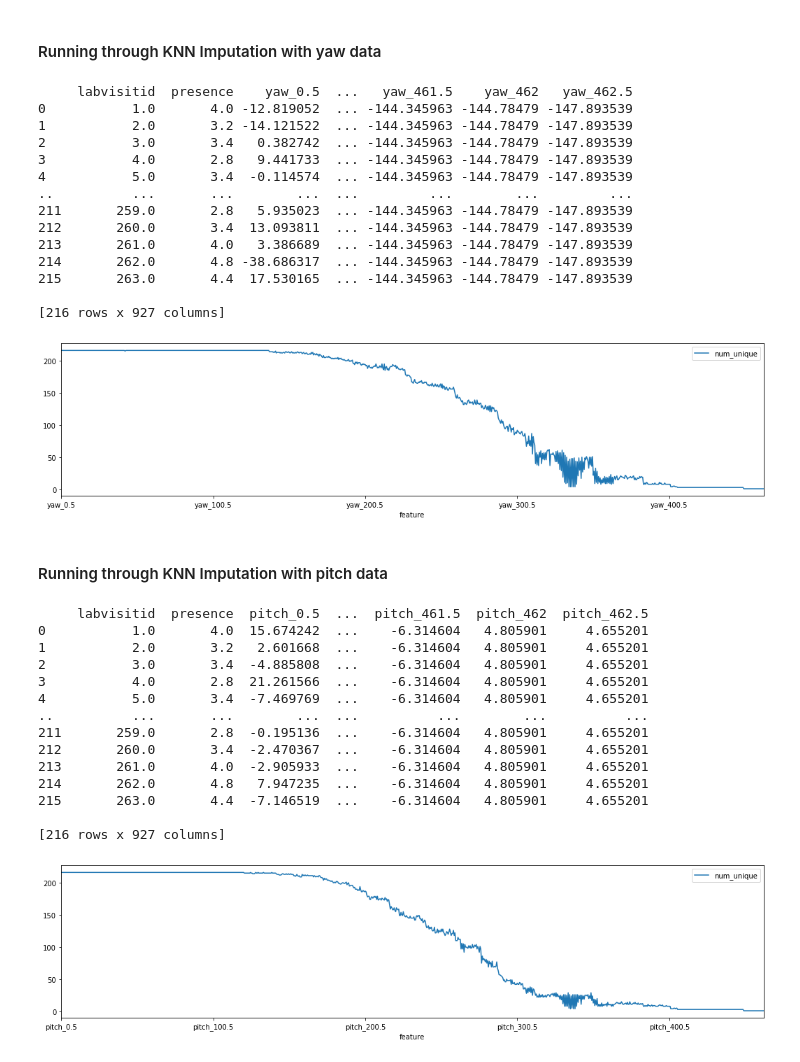
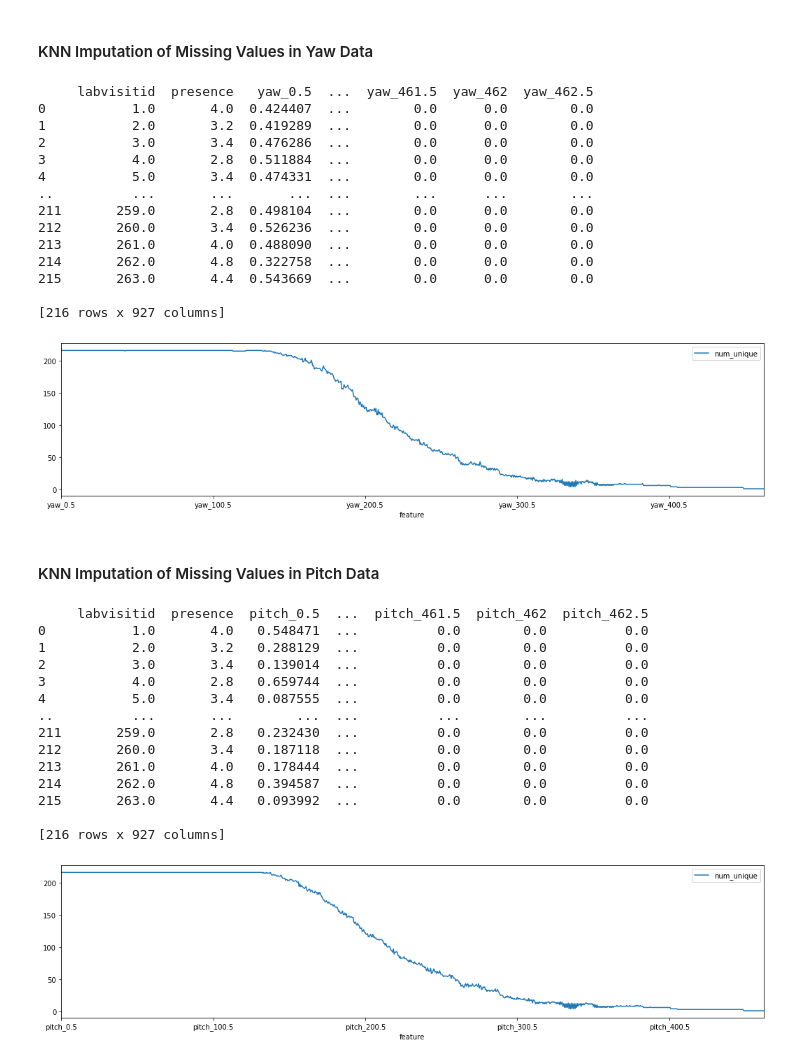
Before and after one commit to adolwick/BIOF509-Project, a Jupyter notebook: KNN_imputation.ipynb, the cells around one changed output. Saved outputs shown, nothing was run; the diff lists cells and outputs as text; code cells hidden in the pictures.

```diff
--- a/KNN_imputation.ipynb
+++ b/KNN_imputation.ipynb
@@ -11,15 +13,20 @@ class KNN_impute:
     def __init__(self, datafile, IDs = []):
         self.data = pd.read_csv(datafile)
         self.IDs = IDs
+        self.IDdf = self.data.filter(IDs)
+        self.nonIDdf = pd.DataFrame(self.data.drop(self.IDs, axis=1))
 
-    def scale (self, scaler):
+    def scale (self, scaler, csvname):
         self.scaler = scaler
-        self.scaler.fit_transform(self.data.drop(self.IDs, axis=1))
+        self.scaled_data = pd.DataFrame(self.scaler.fit_transform(self.data.drop(self.IDs, axis=1)), columns=self.nonIDdf.columns)
+        self.combine_dfs = [self.IDdf, self.scaled_data]
+        self.scaled_data_with_IDs = pd.concat(self.combine_dfs, axis=1)
+        self.scaled_data_with_IDs.to_csv(csvname, index=False)
 
     def impute (self, imputer):
         self.imputer = imputer
-        self.imputed_data = self.imputer.fit_transform(self.data)
-        self.output_df = pd.DataFrame(self.imputed_data, columns=self.data.columns)
+        self.imputed_data = self.imputer.fit_transform(self.scaled_data_with_IDs)
+        self.output_df = pd.DataFrame(self.imputed_data, columns=self.scaled_data_with_IDs.columns)
 
     def unique_viz (self, csvname):
         self.unique = pd.DataFrame(self.output_df.drop(self.IDs, axis=1).nunique(axis=0))
@@ -34,30 +41,31 @@ class KNN_impute:
             if len(self.output_df[col].unique()) < cutpoint:
                 self.new_df = self.new_df.drop(col,axis=1)
         self.new_df.to_csv(csvname, index=False)
+        self.final_df = pd.DataFrame(self.new_df)
-# %% [markdown]
-#### Running through KNN Imputation with yaw data
+# %% [markdown]
+#### KNN Imputation of Missing Values in Yaw Data
 # %%
 yaw = KNN_impute("YawData_1Dec20.csv", IDs = ['labvisitid', 'presence'])
-yaw.scale(MinMaxScaler())
+yaw.scale(MinMaxScaler(), "yaw_scaled.csv")
 yaw.impute(KNNImputer(n_neighbors=3))
 yaw_all = pd.DataFrame(yaw.output_df)
 print(yaw_all)
 yaw.unique_viz("yaw_unique.csv")
 yawline = yaw.cutpoint_plot
 # %% [output]
-     labvisitid  presence    yaw_0.5  ...   yaw_461.5    yaw_462   yaw_462.5
-0           1.0       4.0 -12.819052  ... -144.345963 -144.78479 -147.893539
-1           2.0       3.2 -14.121522  ... -144.345963 -144.78479 -147.893539
-2           3.0       3.4   0.382742  ... -144.345963 -144.78479 -147.893539
-3           4.0       2.8   9.441733  ... -144.345963 -144.78479 -147.893539
-4           5.0       3.4  -0.114574  ... -144.345963 -144.78479 -147.893539
-..          ...       ...        ...  ...         ...        ...         ...
-211       259.0       2.8   5.935023  ... -144.345963 -144.78479 -147.893539
-212       260.0       3.4  13.093811  ... -144.345963 -144.78479 -147.893539
-213       261.0       4.0   3.386689  ... -144.345963 -144.78479 -147.893539
-214       262.0       4.8 -38.686317  ... -144.345963 -144.78479 -147.893539
-215       263.0       4.4  17.530165  ... -144.345963 -144.78479 -147.893539
+     labvisitid  presence   yaw_0.5  ...  yaw_461.5  yaw_462  yaw_462.5
+0           1.0       4.0  0.424407  ...        0.0      0.0        0.0
+1           2.0       3.2  0.419289  ...        0.0      0.0        0.0
+2           3.0       3.4  0.476286  ...        0.0      0.0        0.0
+3           4.0       2.8  0.511884  ...        0.0      0.0        0.0
+4           5.0       3.4  0.474331  ...        0.0      0.0        0.0
+..          ...       ...       ...  ...        ...      ...        ...
+211       259.0       2.8  0.498104  ...        0.0      0.0        0.0
+212       260.0       3.4  0.526236  ...        0.0      0.0        0.0
+213       261.0       4.0  0.488090  ...        0.0      0.0        0.0
+214       262.0       4.8  0.322758  ...        0.0      0.0        0.0
+215       263.0       4.4  0.543669  ...        0.0      0.0        0.0
 
 [216 rows x 927 columns]
-[figure, old version]
+[figure, new version]
 # %%
@@ -65,8 +73,8 @@ yaw.filterCols(63, "yaw_imputed.csv")
-# %% [markdown]
-#### Running through KNN Imputation with pitch data
+# %% [markdown]
+#### KNN Imputation of Missing Values in Pitch Data
 # %%
 pitch = KNN_impute("PitchData_1Dec20.csv", IDs = ['labvisitid', 'presence'])
-pitch.scale(MinMaxScaler())
+pitch.scale(MinMaxScaler(), "pitch_scaled.csv")
 pitch.impute(KNNImputer(n_neighbors=3))
 pitch_all = pd.DataFrame(pitch.output_df)
 print(pitch_all)
@@ -74,18 +82,18 @@ pitch.unique_viz("pitch_unique.csv")
 pitchline = pitch.cutpoint_plot
 # %% [output]
      labvisitid  presence  pitch_0.5  ...  pitch_461.5  pitch_462  pitch_462.5
-0           1.0       4.0  15.674242  ...    -6.314604   4.805901     4.655201
-1           2.0       3.2   2.601668  ...    -6.314604   4.805901     4.655201
-2           3.0       3.4  -4.885808  ...    -6.314604   4.805901     4.655201
-3           4.0       2.8  21.261566  ...    -6.314604   4.805901     4.655201
-4           5.0       3.4  -7.469769  ...    -6.314604   4.805901     4.655201
+0           1.0       4.0   0.548471  ...          0.0        0.0          0.0
+1           2.0       3.2   0.288129  ...          0.0        0.0          0.0
+2           3.0       3.4   0.139014  ...          0.0        0.0          0.0
+3           4.0       2.8   0.659744  ...          0.0        0.0          0.0
+4           5.0       3.4   0.087555  ...          0.0        0.0          0.0
 ..          ...       ...        ...  ...          ...        ...          ...
-211       259.0       2.8  -0.195136  ...    -6.314604   4.805901     4.655201
-212       260.0       3.4  -2.470367  ...    -6.314604   4.805901     4.655201
-213       261.0       4.0  -2.905933  ...    -6.314604   4.805901     4.655201
-214       262.0       4.8   7.947235  ...    -6.314604   4.805901     4.655201
-215       263.0       4.4  -7.146519  ...    -6.314604   4.805901     4.655201
+211       259.0       2.8   0.232430  ...          0.0        0.0          0.0
+212       260.0       3.4   0.187118  ...          0.0        0.0          0.0
+213       261.0       4.0   0.178444  ...          0.0        0.0          0.0
+214       262.0       4.8   0.394587  ...          0.0        0.0          0.0
+215       263.0       4.4   0.093992  ...          0.0        0.0          0.0
 
 [216 rows x 927 columns]
-[figure, old version]
+[figure, new version]
 # %%
```
Also changed, not shown: parts of 17 cells of this notebook, 1 other file.
